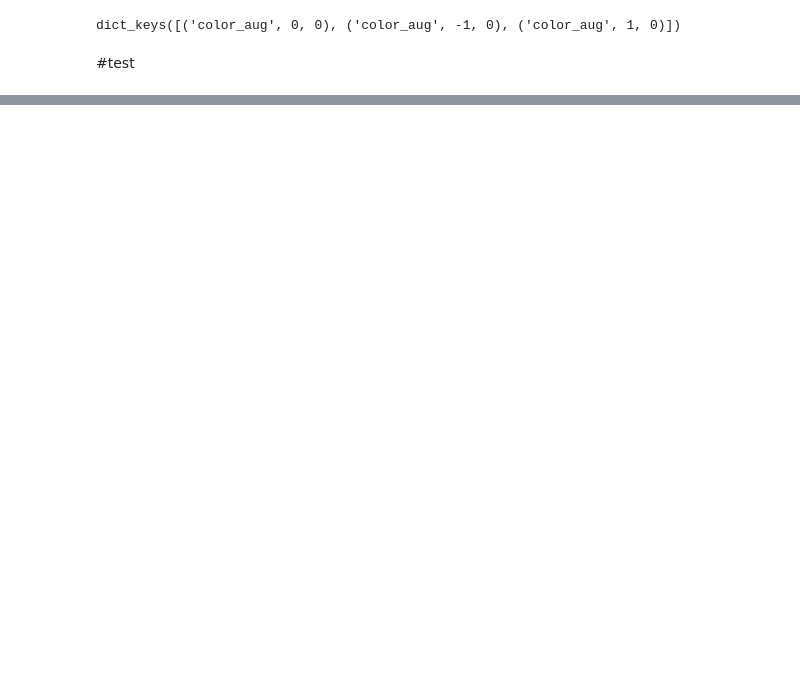
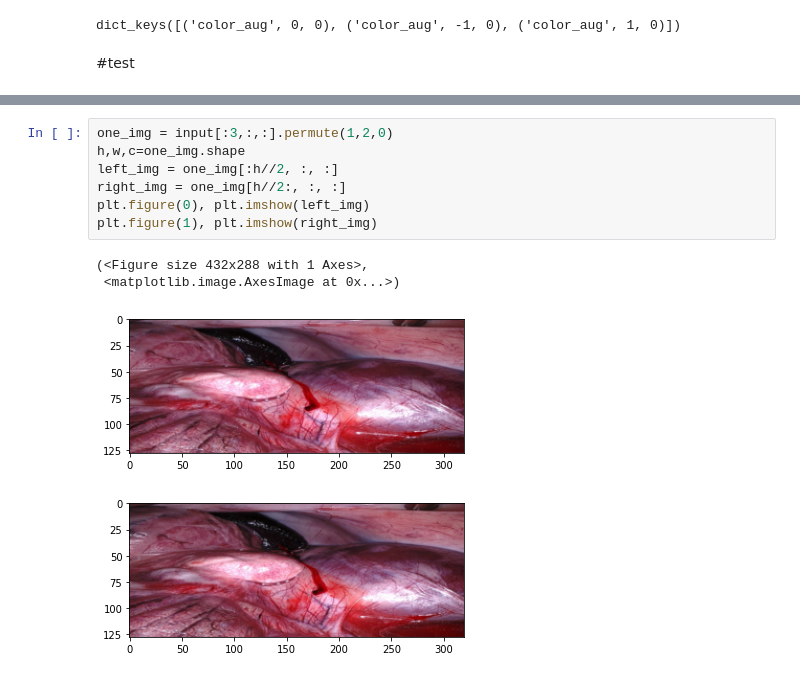
Before and after one commit to xiaowshi/Mono-Depth, a Jupyter notebook: monodep2.ipynb, the cells around one changed output, grey strips where cells are left out. Saved outputs shown, nothing was run; the diff lists cells and outputs as text; blank space fills up the shorter version.

```diff
--- a/monodep2.ipynb
+++ b/monodep2.ipynb
@@ -620,0 +677,12 @@ RuntimeError: ignored
+# %%
+one_img = input[:3,:,:].permute(1,2,0)
+h,w,c=one_img.shape
+left_img = one_img[:h//2, :, :]
+right_img = one_img[h//2:, :, :]
+plt.figure(0), plt.imshow(left_img)
+plt.figure(1), plt.imshow(right_img)
+# %% [output]
+(<Figure size 432x288 with 1 Axes>,
+ <matplotlib.image.AxesImage at 0x...>)
+[figure, added]
+[figure, added]
```
Also changed, not shown: parts of 13 cells of this notebook.
